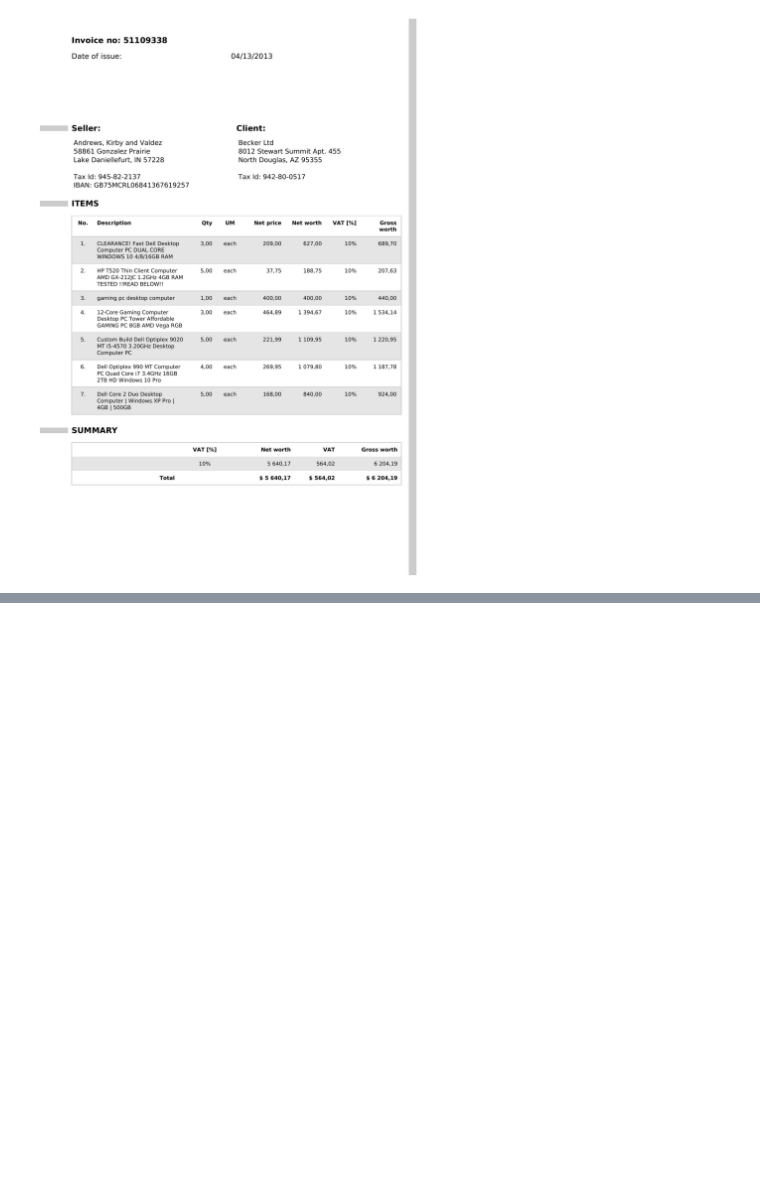
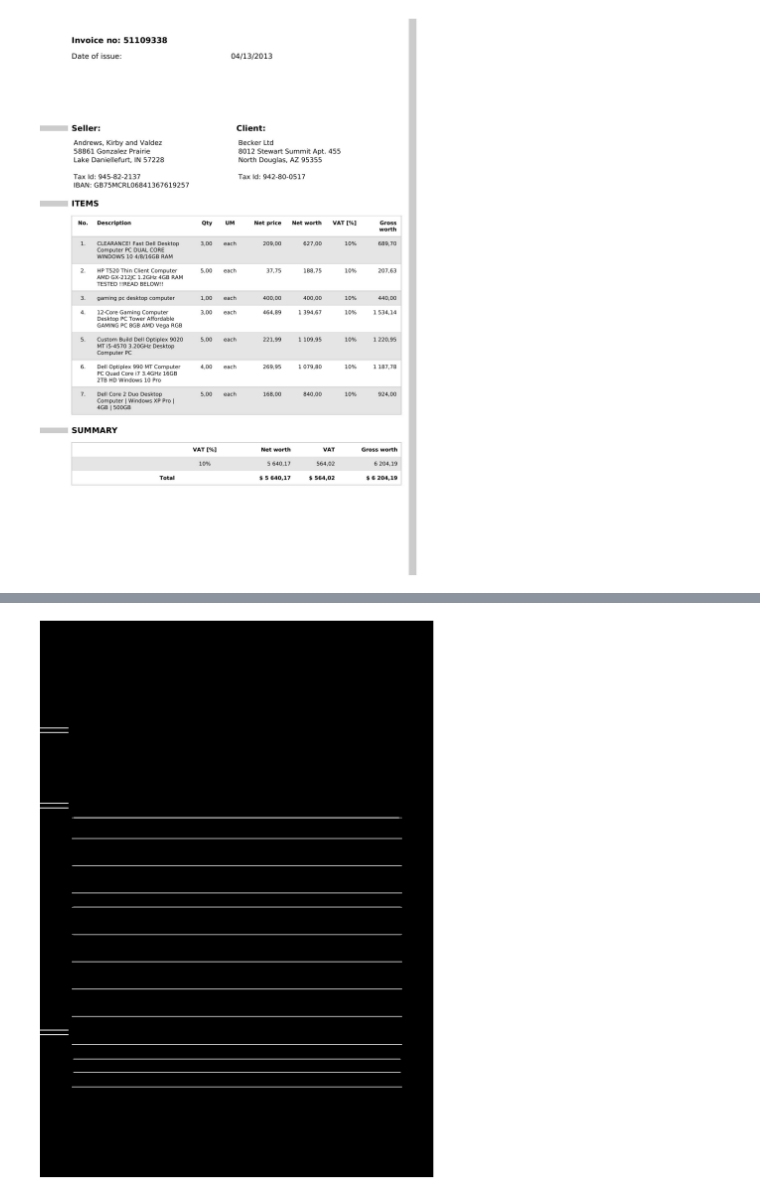
Before and after one commit to david-bazalduaa/invoices_ocr_project, a Jupyter notebook: notebooks/01_preprocessing.ipynb, the cells around one changed output, grey strips where cells are left out. Cells and saved outputs as stored; diff of their text form; code cells hidden in the pictures; blank space fills up the shorter version.

```diff
--- a/notebooks/01_preprocessing.ipynb
+++ b/notebooks/01_preprocessing.ipynb
@@ -43,0 +94,17 @@ display(preview_img_path)
+# %%
+thresh_inv = cv2.bitwise_not(thresh_final)
+
+# Take out lines on the image
+horizontal_size = 30
+vertical_size = 15
+
+horizontal_kernel = cv2.getStructuringElement(cv2.MORPH_RECT, (horizontal_size, 1))
+
+# Detector de líneas verticales (1x50)
+vertical_kernel = cv2.getStructuringElement(cv2.MORPH_RECT, (1, vertical_size))
+
+detect_horizontal = cv2.morphologyEx(thresh_inv, cv2.MORPH_OPEN, horizontal_kernel, iterations=2)
+
+display(detect_horizontal)
+# %% [output]
+[figure, added]
```
Also changed, not shown: parts of 15 cells of this notebook, 2 other files.
